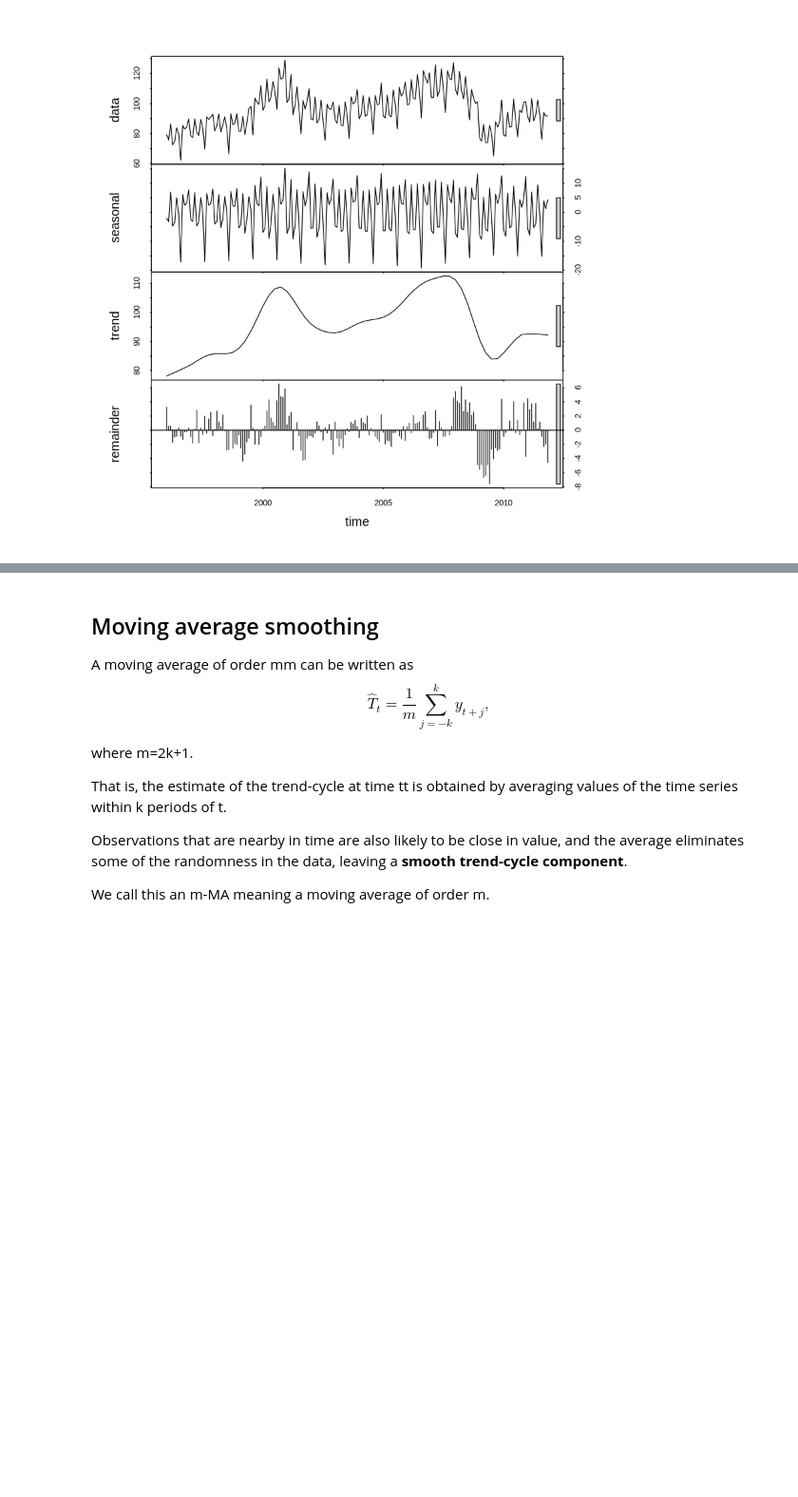
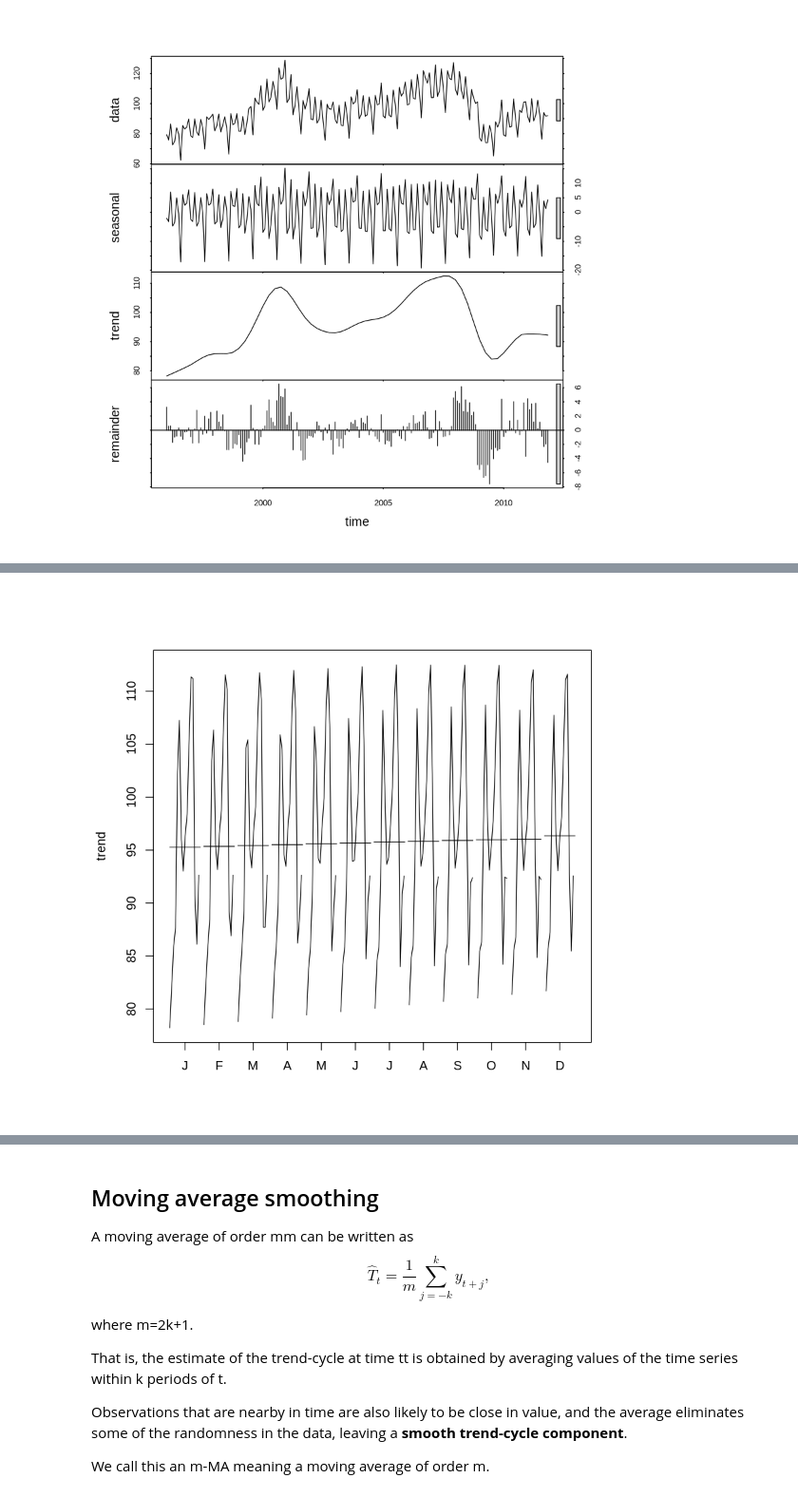
Before and after one commit to jonduan/Economics_note, a Jupyter notebook: econometrics/ECON245/time-series-trend.ipynb, the cells around one changed output, grey strips where cells are left out. Shown at 95% size. Saved outputs shown, nothing was run; the diff lists cells and outputs as text; code cells hidden in the pictures; blank space fills up the shorter version.

```diff
--- a/econometrics/ECON245/time-series-trend.ipynb
+++ b/econometrics/ECON245/time-series-trend.ipynb
@@ -83,0 +110,4 @@ plot(fit)
+# %%
+monthplot(fit, choice = "trend")
+# %% [output]
+[figure, added]
```
Also changed, not shown: parts of 12 cells of this notebook, 17 other files.
